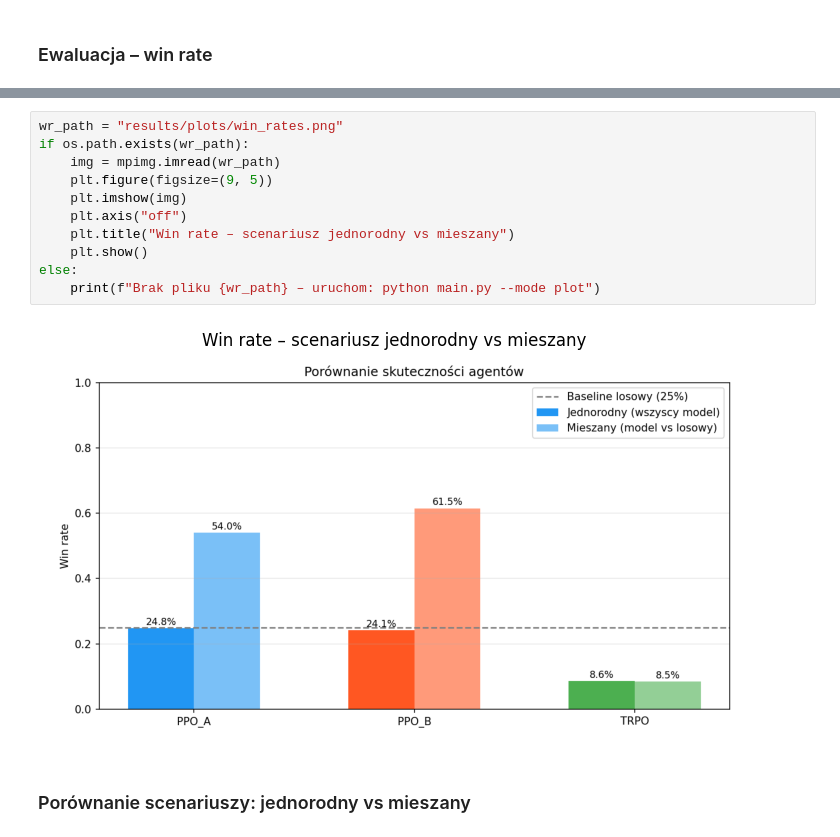
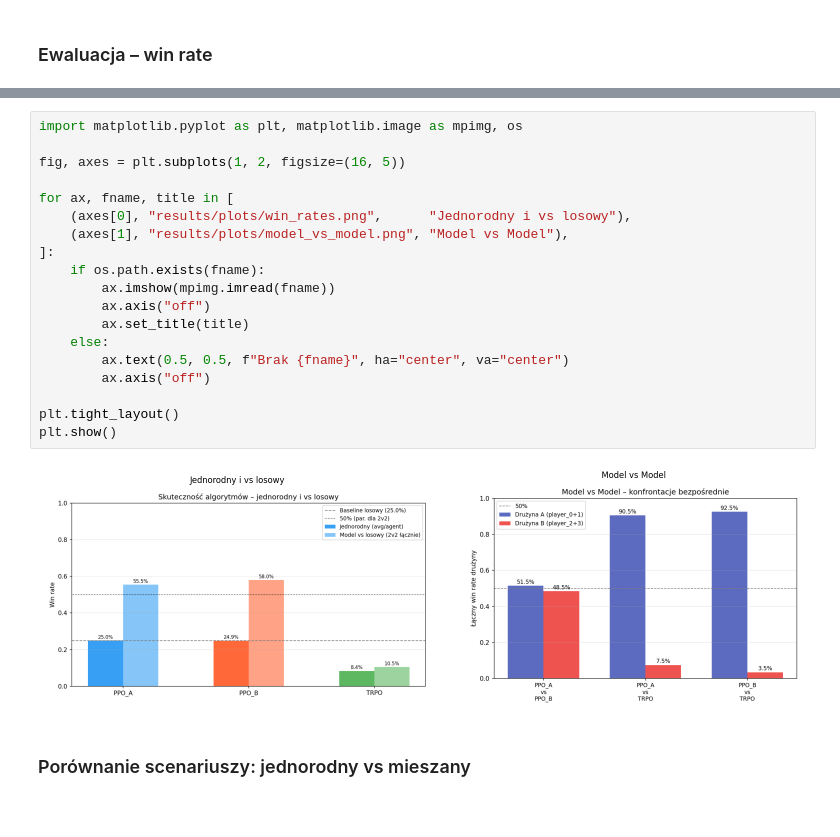
Before and after one commit to akaButter/Inteligencja-obliczeniowa, a Jupyter notebook: lab06/raport6.ipynb, the cells around one changed output, grey strips where cells are left out. Saved outputs shown, nothing was run; the diff lists cells and outputs as text.

Commit message:
mew figures and TRPO hiperpatametrs - lab06

```diff
--- a/lab06/raport6.ipynb
+++ b/lab06/raport6.ipynb
@@ -337,16 +346,24 @@ PPO_B – scenariusz mieszany (player_0+1 PPO vs player_2+3 losowi):
 # %%
-wr_path = "results/plots/win_rates.png"
-if os.path.exists(wr_path):
-    img = mpimg.imread(wr_path)
-    plt.figure(figsize=(9, 5))
-    plt.imshow(img)
-    plt.axis("off")
-    plt.title("Win rate – scenariusz jednorodny vs mieszany")
-    plt.show()
-else:
-    print(f"Brak pliku {wr_path} – uruchom: python main.py --mode plot")
+import matplotlib.pyplot as plt, matplotlib.image as mpimg, os
+
+fig, axes = plt.subplots(1, 2, figsize=(16, 5))
+
+for ax, fname, title in [
+    (axes[0], "results/plots/win_rates.png",      "Jednorodny i vs losowy"),
+    (axes[1], "results/plots/model_vs_model.png", "Model vs Model"),
+]:
+    if os.path.exists(fname):
+        ax.imshow(mpimg.imread(fname))
+        ax.axis("off")
+        ax.set_title(title)
+    else:
+        ax.text(0.5, 0.5, f"Brak {fname}", ha="center", va="center")
+        ax.axis("off")
+
+plt.tight_layout()
+plt.show()
 # %% [output]
-[figure, old version]
+[figure, new version]
 # %% [markdown]
 ### Porównanie scenariuszy: jednorodny vs mieszany
 # %% [markdown]
```
Also changed, not shown: parts of 3 cells of this notebook, 11 other files.
